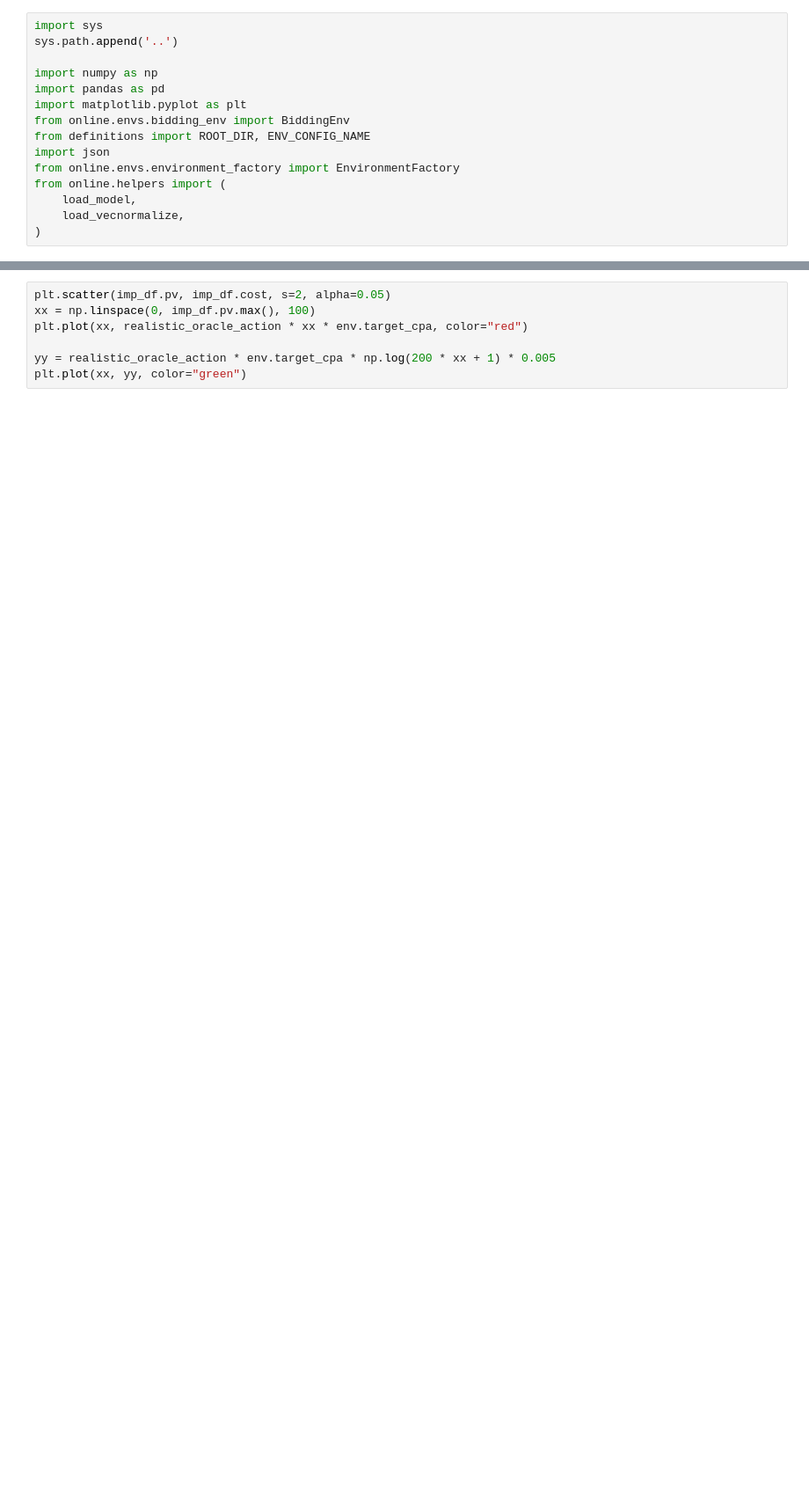
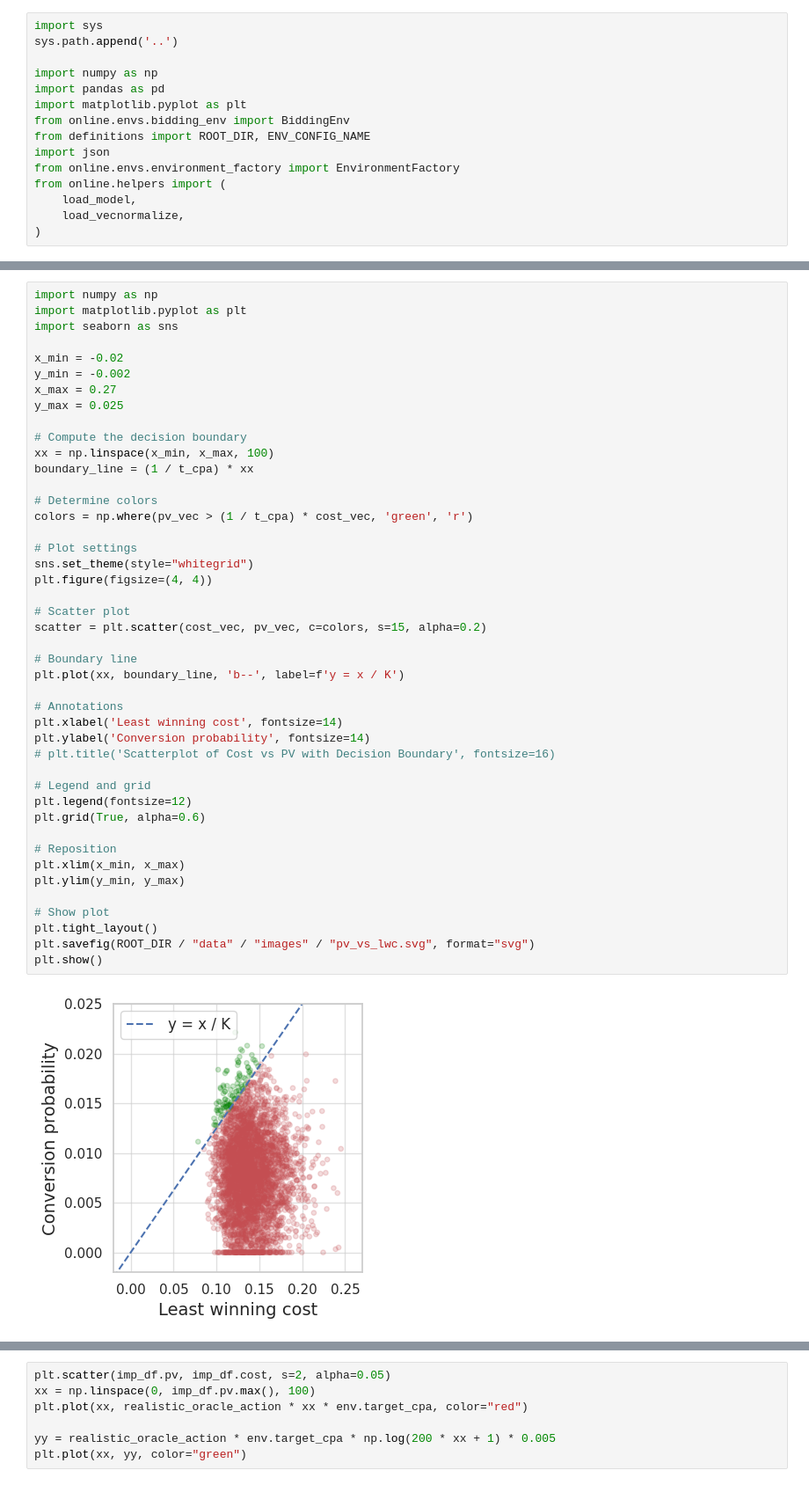
Before and after one commit to sony/oil, a Jupyter notebook: notebooks/test_bidding_env.ipynb, the cells around one changed output, grey strips where cells are left out. Shown at 88% size. Drawn from its saved outputs; the diff is of its cells as text; blank space fills up the shorter version.

```diff
--- a/notebooks/test_bidding_env.ipynb
+++ b/notebooks/test_bidding_env.ipynb
@@ -28,0 +84,46 @@ env.bids_df.keys()
+# %%
+import numpy as np
+import matplotlib.pyplot as plt
+import seaborn as sns
+
+x_min = -0.02
+y_min = -0.002
+x_max = 0.27
+y_max = 0.025
+
+# Compute the decision boundary
+xx = np.linspace(x_min, x_max, 100)
+boundary_line = (1 / t_cpa) * xx
+
+# Determine colors
+colors = np.where(pv_vec > (1 / t_cpa) * cost_vec, 'green', 'r')
+
+# Plot settings
+sns.set_theme(style="whitegrid")
+plt.figure(figsize=(4, 4))
+
+# Scatter plot
+scatter = plt.scatter(cost_vec, pv_vec, c=colors, s=15, alpha=0.2)
+
+# Boundary line
+plt.plot(xx, boundary_line, 'b--', label=f'y = x / K')
+
+# Annotations
+plt.xlabel('Least winning cost', fontsize=14)
+plt.ylabel('Conversion probability', fontsize=14)
+# plt.title('Scatterplot of Cost vs PV with Decision Boundary', fontsize=16)
+
+# Legend and grid
+plt.legend(fontsize=12)
+plt.grid(True, alpha=0.6)
+
+# Reposition
+plt.xlim(x_min, x_max)
+plt.ylim(y_min, y_max)
+
+# Show plot
+plt.tight_layout()
+plt.savefig(ROOT_DIR / "data" / "images" / "pv_vs_lwc.svg", format="svg")
+plt.show()
+# %% [output]
+[figure, added]
```
Also changed, not shown: parts of 21 cells of this notebook, 8 other files.
